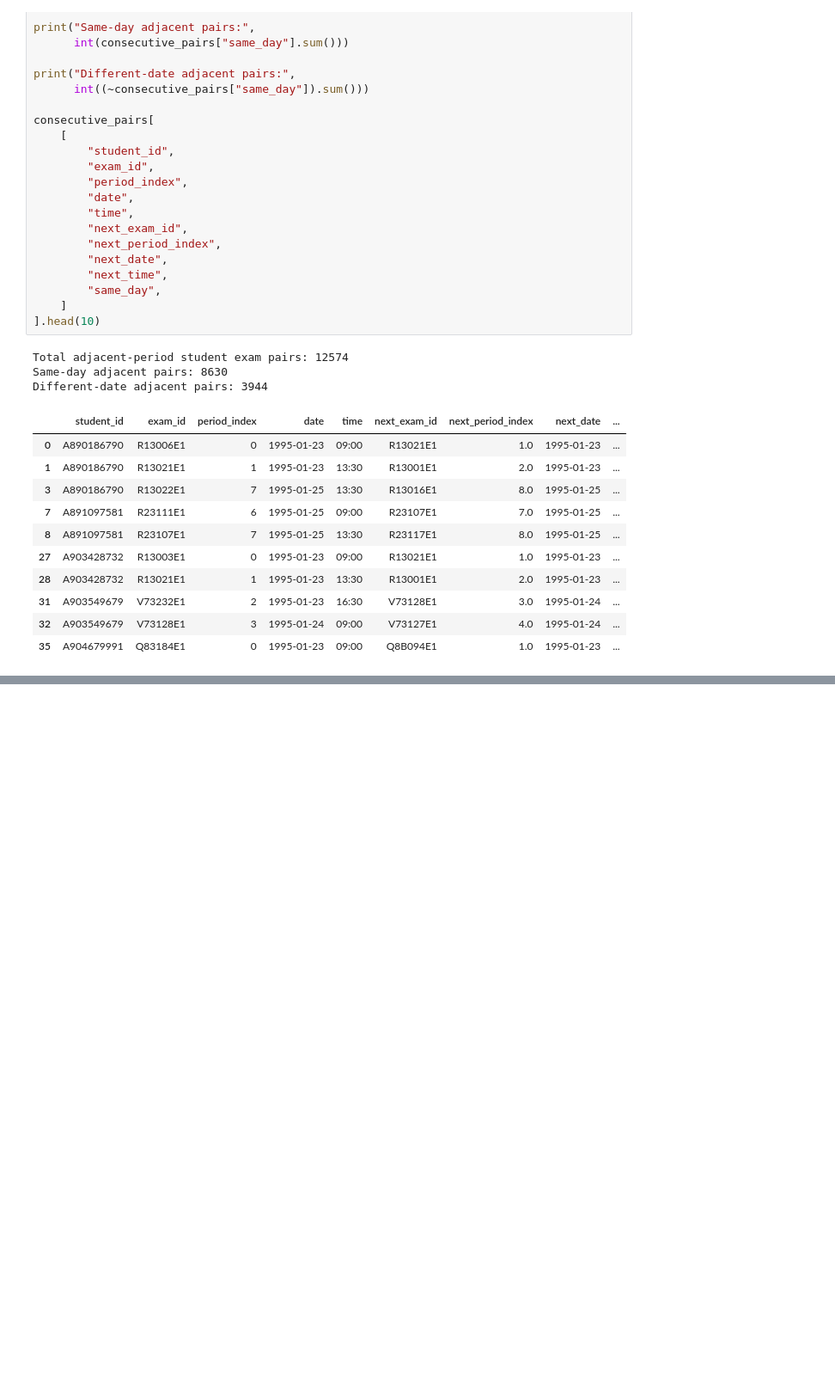
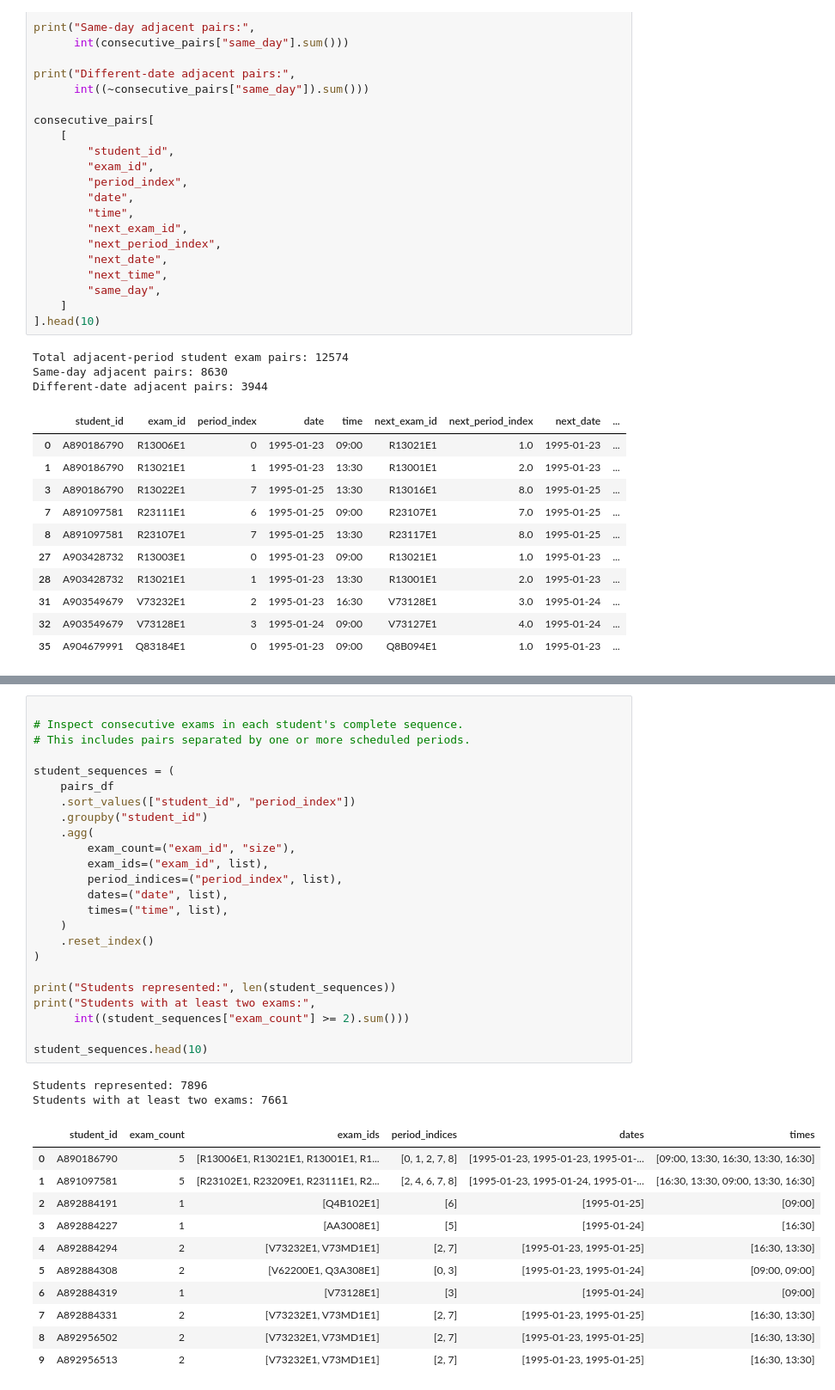
Before and after one commit to PHGNKavindya/adaptive-exam-timetabling, a Jupyter notebook: src/04_baseline_algorithms.ipynb, the cells around one changed output, grey strips where cells are left out. Shown at 86% size. Saved outputs shown, nothing was run; the diff lists cells and outputs as text; blank space fills up the shorter version.

```diff
--- a/src/04_baseline_algorithms.ipynb
+++ b/src/04_baseline_algorithms.ipynb
@@ -2102,0 +2364,38 @@ Different-date adjacent pairs: 3944
+# %%
+
+# Inspect consecutive exams in each student's complete sequence.
+# This includes pairs separated by one or more scheduled periods.
+
+student_sequences = (
+    pairs_df
+    .sort_values(["student_id", "period_index"])
+    .groupby("student_id")
+    .agg(
+        exam_count=("exam_id", "size"),
+        exam_ids=("exam_id", list),
+        period_indices=("period_index", list),
+        dates=("date", list),
+        times=("time", list),
+    )
+    .reset_index()
+)
+
+print("Students represented:", len(student_sequences))
+print("Students with at least two exams:",
+      int((student_sequences["exam_count"] >= 2).sum()))
+
+student_sequences.head(10)
+# %% [output]
+Students represented: 7896
+Students with at least two exams: 7661
+|  | student_id | exam_count | exam_ids | period_indices | dates | times |
+| 0 | A890186790 | 5 | [R13006E1, R13021E1, R13001E1, R1... | [0, 1, 2, 7, 8] | [1995-01-23, 1995-01-23, 1995-01-... | [09:00, 13:30, 16:30, 13:30, 16:30] |
+| 1 | A891097581 | 5 | [R23102E1, R23209E1, R23111E1, R2... | [2, 4, 6, 7, 8] | [1995-01-23, 1995-01-24, 1995-01-... | [16:30, 13:30, 09:00, 13:30, 16:30] |
+| 2 | A892884191 | 1 | [Q4B102E1] | [6] | [1995-01-25] | [09:00] |
+| 3 | A892884227 | 1 | [AA3008E1] | [5] | [1995-01-24] | [16:30] |
+| 4 | A892884294 | 2 | [V73232E1, V73MD1E1] | [2, 7] | [1995-01-23, 1995-01-25] | [16:30, 13:30] |
+| 5 | A892884308 | 2 | [V62200E1, Q3A308E1] | [0, 3] | [1995-01-23, 1995-01-24] | [09:00, 09:00] |
+| 6 | A892884319 | 1 | [V73128E1] | [3] | [1995-01-24] | [09:00] |
+| 7 | A892884331 | 2 | [V73232E1, V73MD1E1] | [2, 7] | [1995-01-23, 1995-01-25] | [16:30, 13:30] |
+| 8 | A892956502 | 2 | [V73232E1, V73MD1E1] | [2, 7] | [1995-01-23, 1995-01-25] | [16:30, 13:30] |
+| 9 | A892956513 | 2 | [V73232E1, V73MD1E1] | [2, 7] | [1995-01-23, 1995-01-25] | [16:30, 13:30] |
```
Also changed, not shown: parts of 40 cells of this notebook, 1 other file.
